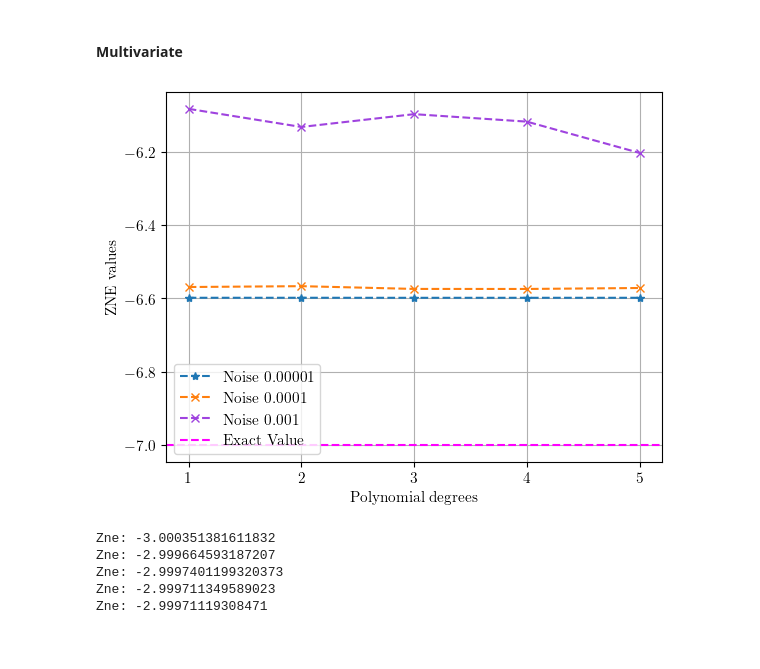
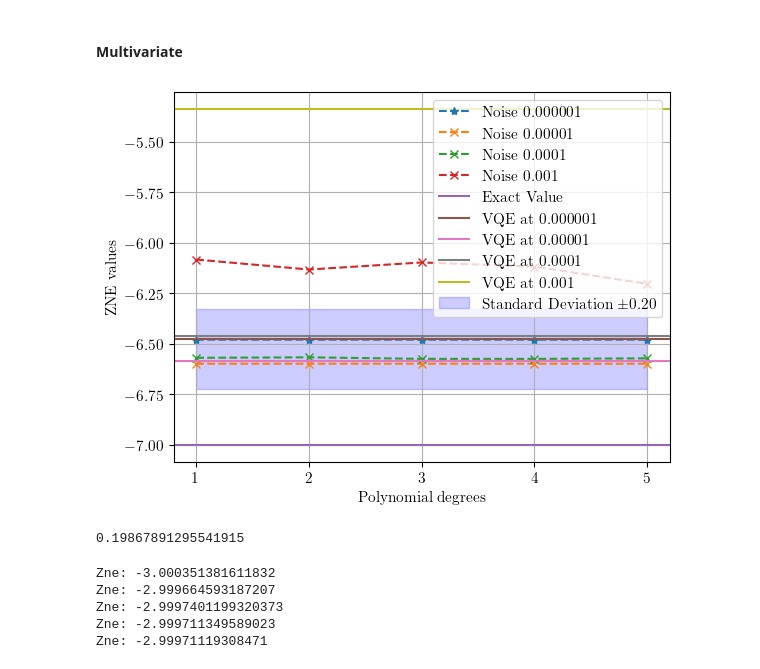
Before and after one commit to arijit-ship/indirect-zne, a Jupyter notebook: notebook/ErrorMitigation_ZNE.ipynb, the cells around one changed output. Saved outputs shown, nothing was run; the diff lists cells and outputs as text; code cells hidden in the pictures.

```diff
--- a/notebook/ErrorMitigation_ZNE.ipynb
+++ b/notebook/ErrorMitigation_ZNE.ipynb
@@ -538,3 +601,12 @@ exact_Q8 = -7.000000000000004
+# %%
+# Exact expectation value for a 8-qubit system
+exact_Q8 = -7.000000000000004
+noiseless_Q8 = [-6.422209729993648, -6.834876570997968, -6.692056459800095, -6.656141670890971, -6.2937260012199765, -6.746647347749851, -6.374275141226224, -6.234478523482034, -6.618194894561211, -6.368075653352083]
+noiseless_Q8_mean = np.mean(noiseless_Q8)
+vqe_Q8N1_val = data_Q8N1[0][-1]
+vqe_Q8N2_val = data_Q8N2[0][-1]
+vqe_Q8N3_val = data_Q8N3[0][-1]
+vqe_Q8N4_val = data_Q8N4[0][-1]
 # %% [markdown]
 ### D. Result: Error mitigation
 # %% [markdown]
@@ -567,38 +639,69 @@ zne_Q8N2_vals = [
     zne_Q8N2_D4.getRichardsonZNE(),
     zne_Q8N2_D5.getRichardsonZNE(),
 ]
 
 zne_Q8N3_D1 = ZeroNoiseExtrapolation(dataPoints = data_Q8N3[ : 4], degree = 1)
 zne_Q8N3_D2 = ZeroNoiseExtrapolation(dataPoints = data_Q8N3[ : 10], degree = 2)
 zne_Q8N3_D3 = ZeroNoiseExtrapolation(dataPoints = data_Q8N3[ : 20], degree = 3)
 zne_Q8N3_D4 = ZeroNoiseExtrapolation(dataPoints = data_Q8N3[ : 35], degree = 4)
 zne_Q8N3_D5 = ZeroNoiseExtrapolation(dataPoints = data_Q8N3[ : 56], degree = 5)
 
 zne_Q8N3_vals = [
     zne_Q8N3_D1.getRichardsonZNE(),
     zne_Q8N3_D2.getRichardsonZNE(),
     zne_Q8N3_D3.getRichardsonZNE(),
     zne_Q8N3_D4.getRichardsonZNE(),
     zne_Q8N3_D5.getRichardsonZNE(),
 ]
 
+zne_Q8N4_D1 = ZeroNoiseExtrapolation(dataPoints = data_Q8N4[ : 4], degree = 1)
+zne_Q8N4_D2 = ZeroNoiseExtrapolation(dataPoints = data_Q8N4[ : 10], degree = 2)
+zne_Q8N4_D3 = ZeroNoiseExtrapolation(dataPoints = data_Q8N4[ : 20], degree = 3)
+zne_Q8N4_D4 = ZeroNoiseExtrapolation(dataPoints = data_Q8N4[ : 35], degree = 4)
+zne_Q8N4_D5 = ZeroNoiseExtrapolation(dataPoints = data_Q8N4[ : 56], degree = 5)
+
+zne_Q8N4_vals = [
+    zne_Q8N4_D1.getRichardsonZNE(),
+    zne_Q8N4_D2.getRichardsonZNE(),
+    zne_Q8N4_D3.getRichardsonZNE(),
+    zne_Q8N4_D4.getRichardsonZNE(),
+    zne_Q8N4_D5.getRichardsonZNE(),
+]
+
+# Stadard deviation for the noiseless system
+std_dev = np.std(noiseless_Q8)
 
 # Y-axis labels
 labels = ["1", "2", "3", "4", "5"]
 
-plt.plot(labels, zne_Q8N1_vals, marker='*', linestyle='--', color='#1f77b4', label='Noise $0.00001$')
-plt.plot(labels, zne_Q8N2_vals, marker='x', linestyle='--', color='#ff7f0e', label='Noise $0.0001$')
-plt.plot(labels, zne_Q8N3_vals, marker='x', linestyle='--', color='#9f43df', label='Noise $0.001$')
-plt.axhline(y = exact_Q8, color='magenta', linestyle='--', label='Exact Value')
+# Colors
+colors = ['#1f77b4', '#ff7f0e', '#2ca02c', '#d62728', '#9467bd', '#8c564b', '#e377c2', '#7f7f7f', '#bcbd22', '#17becf']
+
+plt.plot(labels, zne_Q8N1_vals, marker='*', linestyle='--', color = colors[0], label='Noise $0.000001$')
+plt.plot(labels, zne_Q8N2_vals, marker='x', linestyle='--', color = colors[1], label='Noise $0.00001$')
+plt.plot(labels, zne_Q8N3_vals, marker='x', linestyle='--', color = colors[2], label='Noise $0.0001$')
+plt.plot(labels, zne_Q8N4_vals, marker='x', linestyle='--', color = colors[3], label='Noise $0.001$')
+
+plt.axhline(y = exact_Q8, color = colors[4], linestyle='-', label='Exact Value')
+plt.axhline(y = vqe_Q8N1_val, color = colors[5], linestyle='-', label='VQE at $0.000001$')
+plt.axhline(y = vqe_Q8N2_val, color = colors[6], linestyle='-', label='VQE at $0.00001$')
+plt.axhline(y = vqe_Q8N3_val, color = colors[7], linestyle='-', label='VQE at $0.0001$')
+plt.axhline(y = vqe_Q8N4_val, color = colors[8], linestyle='-', label='VQE at $0.001$')
+
+plt.fill_between(labels, noiseless_Q8_mean - std_dev, noiseless_Q8_mean + std_dev, color='blue', alpha=0.2, label=f'Standard Deviation ±{std_dev:.2f}')
 plt.xlabel('Polynomial degrees')
 plt.ylabel('ZNE values')
 #plt.title('8-qubit ZNE Values vs Exact \n Value without time constraint')
 plt.legend()
 plt.grid(True)
 # Show the plot
 plt.show()
 # %% [output]
-[figure, old version]
+[figure, new version]
+# %%
+print(std_dev)
+# %% [output]
+0.19867891295541915
 # %%
 zne_Q4N1_D1 = ZeroNoiseExtrapolation(dataPoints = random.sample(data_Q4N1, 4), degree = 1)
 zne_Q4N1_D2 = ZeroNoiseExtrapolation(dataPoints = random.sample(data_Q4N1, 10), degree = 2)
```
Also changed, not shown: parts of 3 cells of this notebook, 1 other file.
